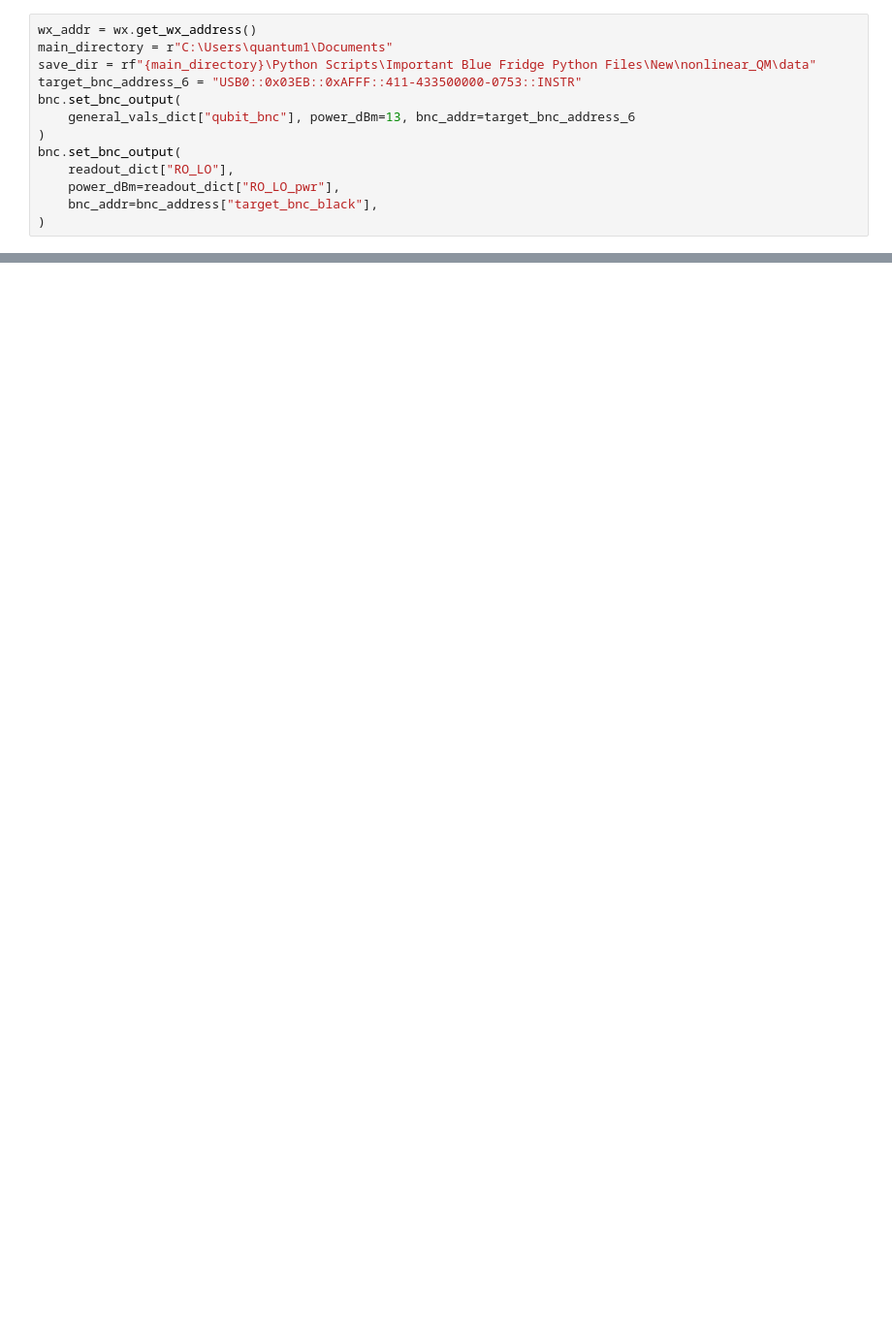
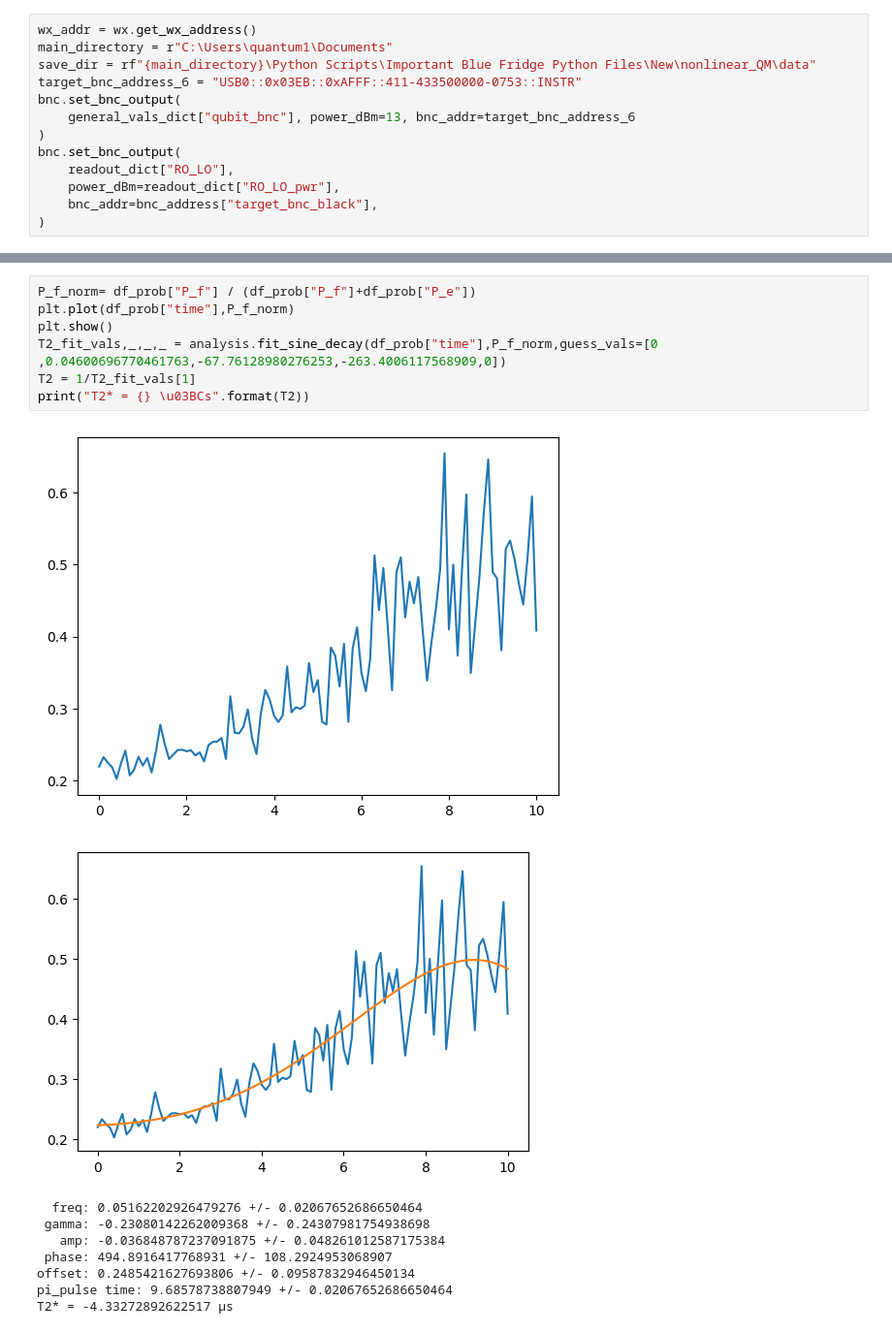
Before and after one commit to Katermurch/BlueFridgeNonLin, a Jupyter notebook: Hanh_echo.ipynb, the cells around one changed output, grey strips where cells are left out. Shown at 97% size. Cells and saved outputs as stored; diff of their text form; blank space fills up the shorter version.

```diff
--- a/Hanh_echo.ipynb
+++ b/Hanh_echo.ipynb
@@ -107,0 +211,17 @@ Transferred 3321888768 bytes (154741082.741982 bytes per sec)
+# %%
+P_f_norm= df_prob["P_f"] / (df_prob["P_f"]+df_prob["P_e"])
+plt.plot(df_prob["time"],P_f_norm)
+plt.show()
+T2_fit_vals,_,_,_ = analysis.fit_sine_decay(df_prob["time"],P_f_norm,guess_vals=[0 ,0.04600696770461763,-67.76128980276253,-263.4006117568909,0])
+T2 = 1/T2_fit_vals[1]
+print("T2* = {} \u03BCs".format(T2))
+# %% [output]
+[figure, added]
+[figure, added]
+  freq: 0.05162202926479276 +/- 0.02067652686650464
+ gamma: -0.23080142262009368 +/- 0.24307981754938698
+   amp: -0.036848787237091875 +/- 0.048261012587175384
+ phase: 494.8916417768931 +/- 108.2924953068907
+offset: 0.2485421627693806 +/- 0.09587832946450134
+pi_pulse time: 9.68578738807949 +/- 0.02067652686650464
+T2* = -4.33272892622517 μs
```
Also changed, not shown: parts of 7 cells of this notebook, 8 other files.
